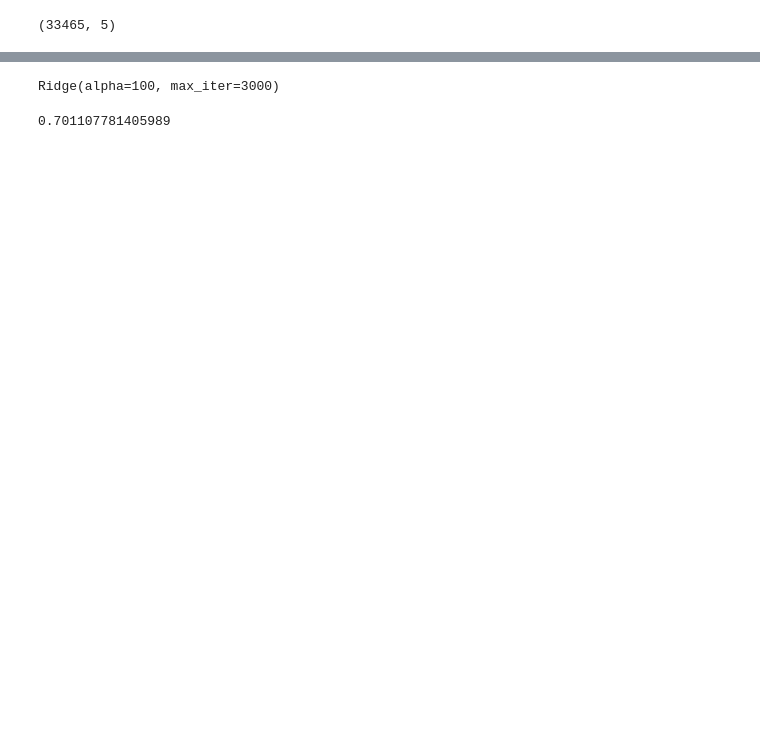
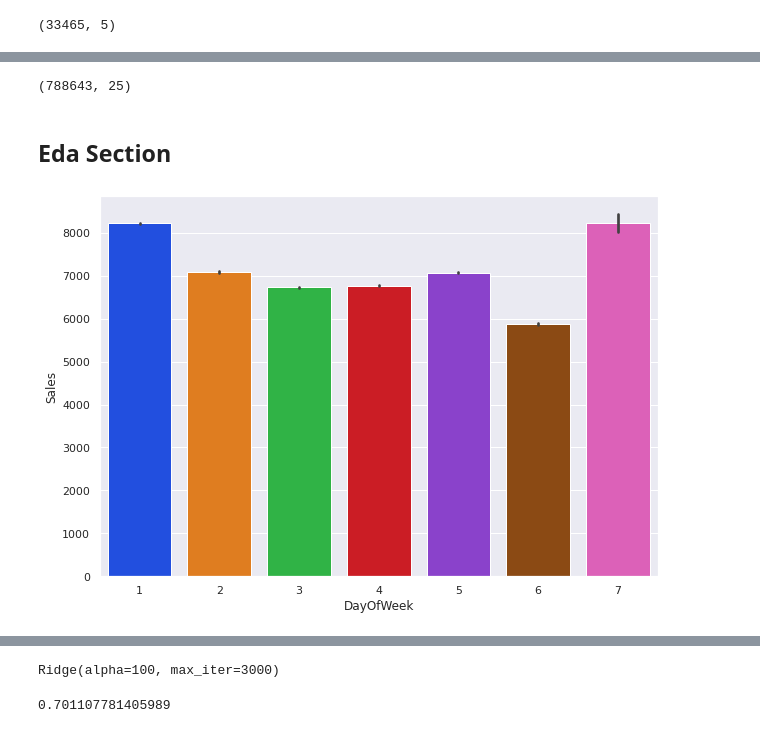
Before and after one commit to Yash1289/rossmann_sales_prediction, a Jupyter notebook: Rossmann_Sales_Prediction_Capstone_Project.ipynb, the cells around one changed output, grey strips where cells are left out. Saved outputs shown, nothing was run; the diff lists cells and outputs as text; code cells hidden in the pictures; blank space fills up the shorter version.

```diff
--- a/Rossmann_Sales_Prediction_Capstone_Project.ipynb
+++ b/Rossmann_Sales_Prediction_Capstone_Project.ipynb
@@ -555,0 +440,8 @@ backup_df.drop( index_places1 , inplace = True )
+# %%
+rossmann_temp_df.shape
+# %% [output]
+(788643, 25)
+# %% [markdown]
+## Eda Section
+# %%
+rossmann_eda_df = rossmann_sales_df.copy()
@@ -555,0 +451,7 @@ backup_df.drop( index_places1 , inplace = True )
+# %%
+plt.rcParams['figure.figsize'] = 10,7
+sns.set_context('paper', font_scale=1.4)
+sns.set_theme(style='darkgrid')
+g = sns.barplot(x='DayOfWeek',y='Sales',data = rossmann_eda_df , palette = 'bright',estimator = np.mean)
+# %% [output]
+[figure, added]
```
Also changed, not shown: parts of 98 cells of this notebook.
